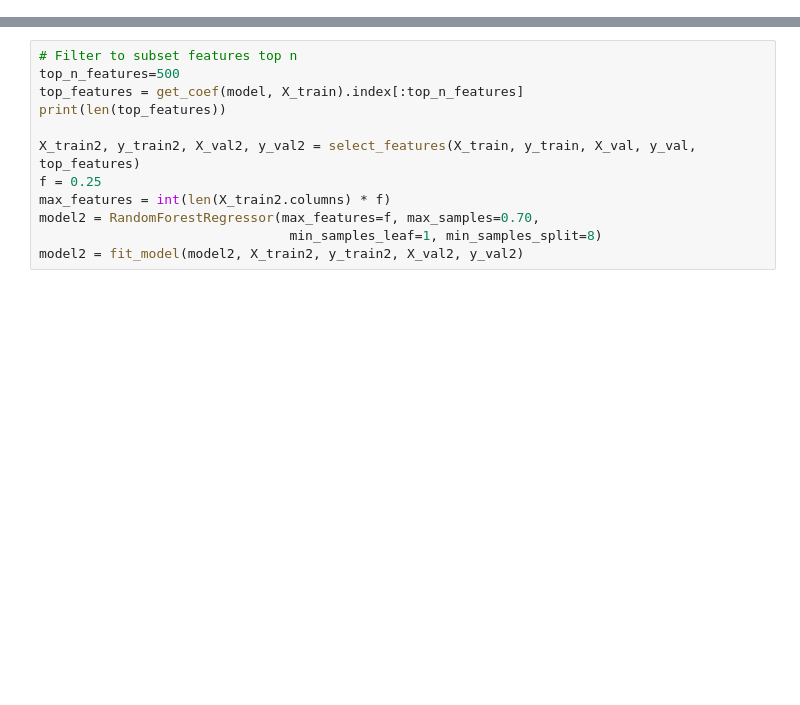
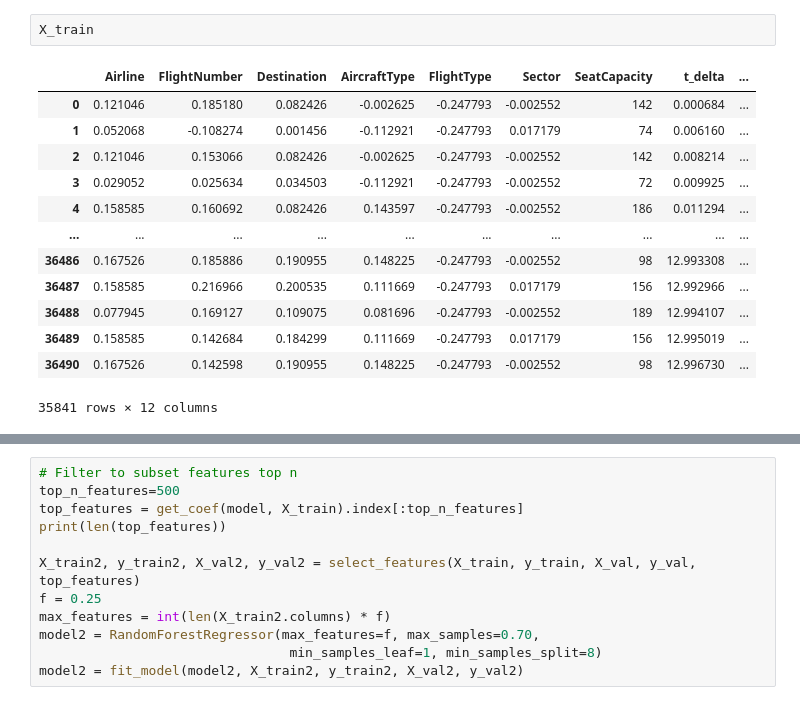
Before and after one commit to Magnushhoie/02852_Copenhagen_Optimization_Case, a Jupyter notebook: notebooks/mh_1_eda.ipynb, the cells around one changed output, grey strips where cells are left out. Cells and saved outputs as stored; diff of their text form; blank space fills up the shorter version.

```diff
--- a/notebooks/mh_1_eda.ipynb
+++ b/notebooks/mh_1_eda.ipynb
@@ -162,3 +159,19 @@ Filtered feature importance 100.0 %
+# %%
+X_train
+# %% [output]
+|  | Airline | FlightNumber | Destination | AircraftType | FlightType | Sector | SeatCapacity | t_delta | ... |
+| 0 | 0.121046 | 0.185180 | 0.082426 | -0.002625 | -0.247793 | -0.002552 | 142 | 0.000684 | ... |
+| 1 | 0.052068 | -0.108274 | 0.001456 | -0.112921 | -0.247793 | 0.017179 | 74 | 0.006160 | ... |
+| 2 | 0.121046 | 0.153066 | 0.082426 | -0.002625 | -0.247793 | -0.002552 | 142 | 0.008214 | ... |
+| 3 | 0.029052 | 0.025634 | 0.034503 | -0.112921 | -0.247793 | -0.002552 | 72 | 0.009925 | ... |
+| 4 | 0.158585 | 0.160692 | 0.082426 | 0.143597 | -0.247793 | -0.002552 | 186 | 0.011294 | ... |
+| ... | ... | ... | ... | ... | ... | ... | ... | ... | ... |
+| 36486 | 0.167526 | 0.185886 | 0.190955 | 0.148225 | -0.247793 | -0.002552 | 98 | 12.993308 | ... |
+| 36487 | 0.158585 | 0.216966 | 0.200535 | 0.111669 | -0.247793 | 0.017179 | 156 | 12.992966 | ... |
+| 36488 | 0.077945 | 0.169127 | 0.109075 | 0.081696 | -0.247793 | -0.002552 | 189 | 12.994107 | ... |
+| 36489 | 0.158585 | 0.142684 | 0.184299 | 0.111669 | -0.247793 | 0.017179 | 156 | 12.995019 | ... |
+| 36490 | 0.167526 | 0.142598 | 0.190955 | 0.148225 | -0.247793 | -0.002552 | 98 | 12.996730 | ... |
+35841 rows × 12 columns
 # %%
 coef = get_coef(model, X_train)
 
```
Also changed, not shown: parts of 10 cells of this notebook, 2 other files.
